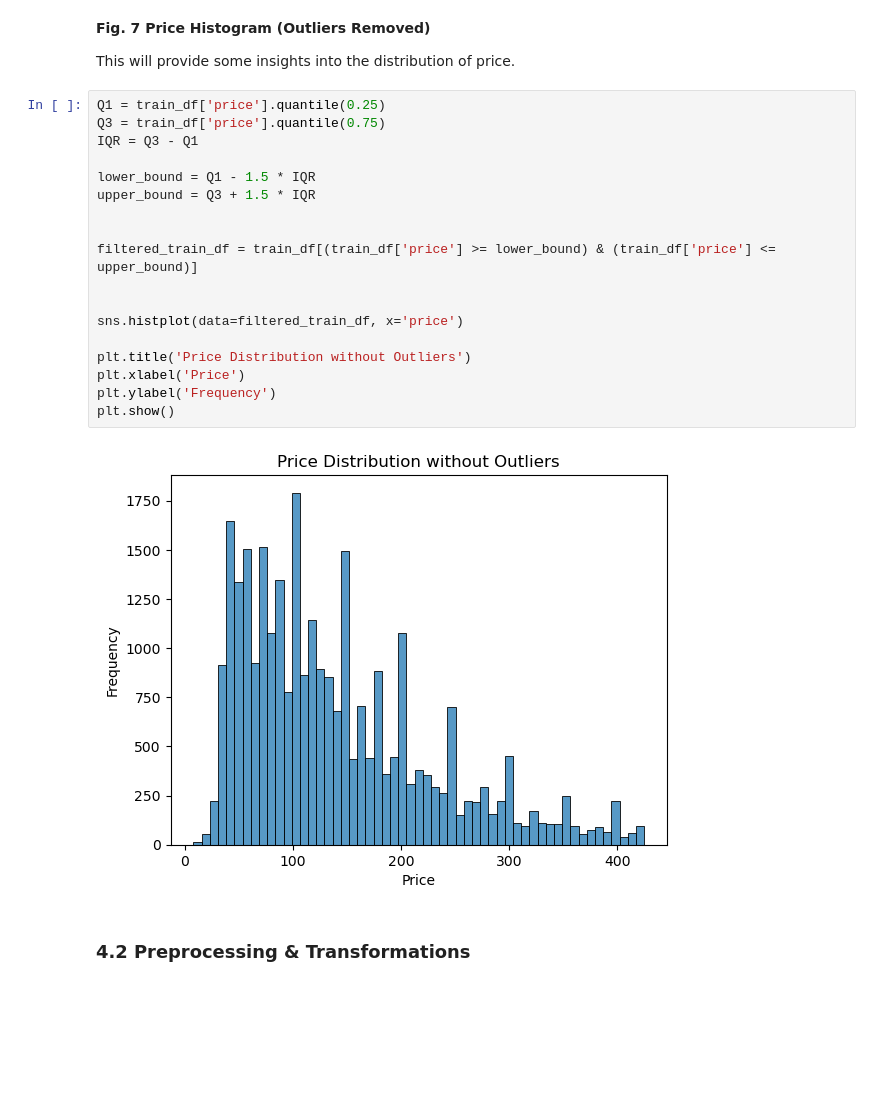
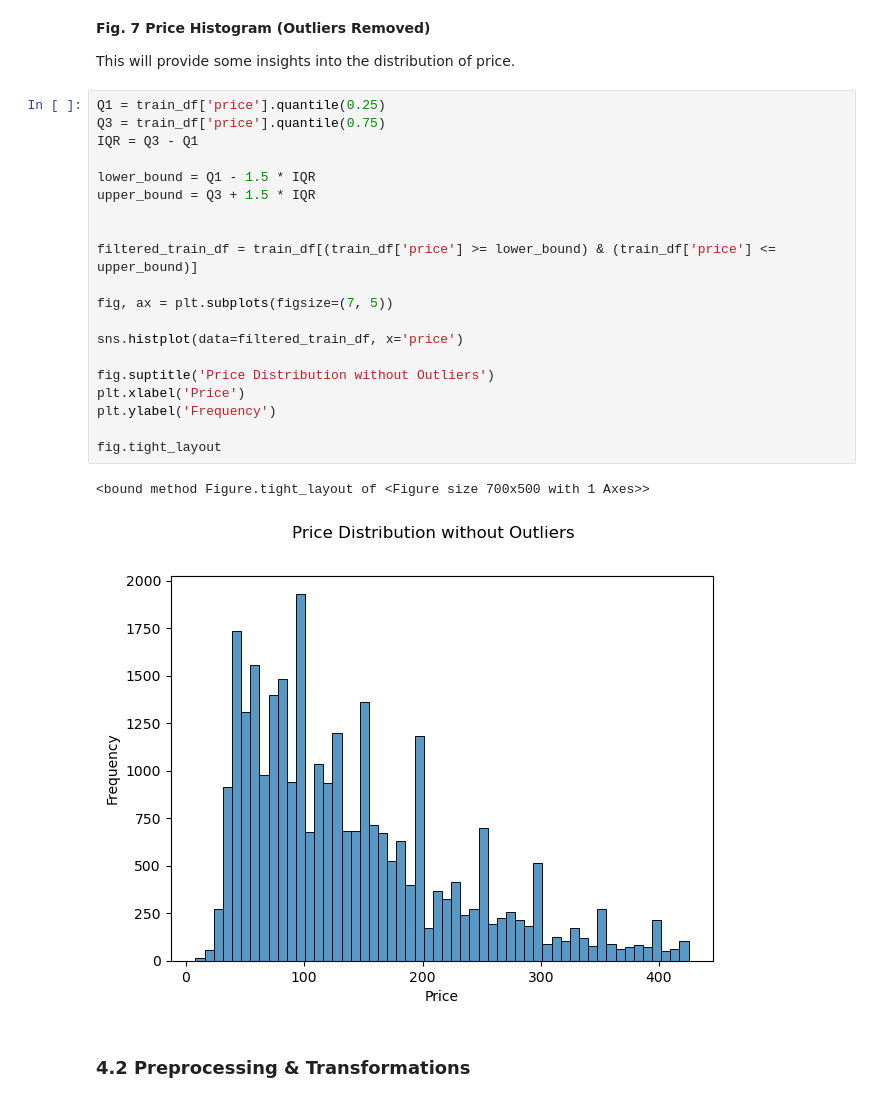
Before and after one commit to DSCI-310-2024/DSCI_310_Group_9_NY-airbnb-analysis, a Jupyter notebook: src/milestone_1.ipynb, the cells around one changed output. Drawn from its saved outputs; the diff is of its cells as text; blank space fills up the shorter version.

```diff
--- a/src/milestone_1.ipynb
+++ b/src/milestone_1.ipynb
@@ -483,23 +483,26 @@ This will provide some insights into the distribution of price.
 # %%
 Q1 = train_df['price'].quantile(0.25)
 Q3 = train_df['price'].quantile(0.75)
 IQR = Q3 - Q1
 
 lower_bound = Q1 - 1.5 * IQR
 upper_bound = Q3 + 1.5 * IQR
 
 
 filtered_train_df = train_df[(train_df['price'] >= lower_bound) & (train_df['price'] <= upper_bound)]
 
+fig, ax = plt.subplots(figsize=(7, 5))
 
 sns.histplot(data=filtered_train_df, x='price')
 
-plt.title('Price Distribution without Outliers')
+fig.suptitle('Price Distribution without Outliers')
 plt.xlabel('Price')
 plt.ylabel('Frequency')
-plt.show()
+
+fig.tight_layout
 # %% [output]
+<bound method Figure.tight_layout of <Figure size 700x500 with 1 Axes>>
-[figure, old version]
+[figure, new version]
 # %% [markdown]
 ### 4.2 Preprocessing & Transformations
 # %% [markdown]
```
Also changed, not shown: parts of 13 cells of this notebook, 19 other files.
